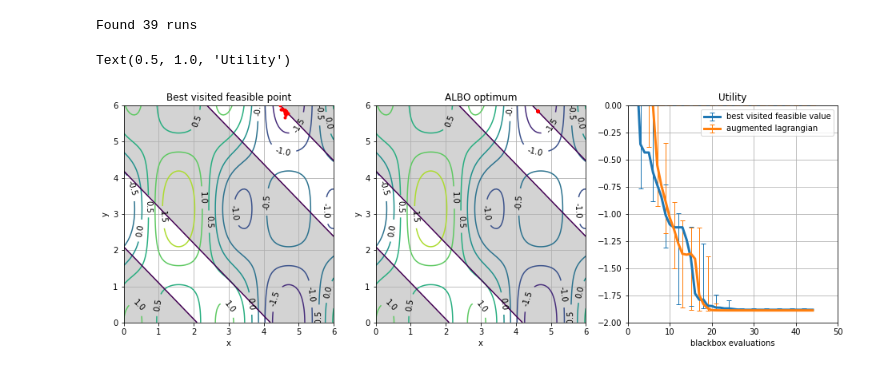
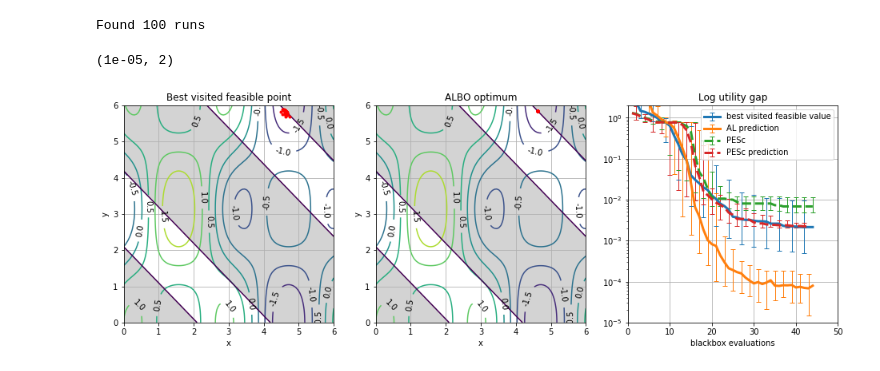
Before and after one commit to stys/albo, a Jupyter notebook: experiments/tasks/gardner1_classic/gardner1_plots.ipynb, the cells around one changed output. Saved outputs shown, nothing was run; the diff lists cells and outputs as text; code cells hidden in the pictures.

Commit message:
Gardner1 test problem results

```diff
--- a/experiments/tasks/gardner1_classic/gardner1_plots.ipynb
+++ b/experiments/tasks/gardner1_classic/gardner1_plots.ipynb
@@ -28,9 +36,11 @@ test_fcn = Gardner1()
 # %%
-traces = get_traces('/home/stys/work/dumps/albo/gardner1_classic/noiseless_r100_mc500')
+traces = get_traces('/home/stys/work/dumps/albo/gardner1_classic/noiseless_r100_mc500_albest/noiseless_r100_mc500/')
 nruns = len(traces)
 print('Found %d runs' % nruns)
 fh = plt.figure(figsize=(16, 5))
 ax1, ax2, ax3 = fh.subplots(1, 3)
+
+true_best_f = - 1.8887
 
 best_points = np.zeros((nruns, test_fcn.dim))
 for i in range(nruns):
@@ -71,48 +81,90 @@ for i in range(nruns):
     y = trace['y'][:, 0]
     valid = (idx_best >= 0)
     y_best[i, :] = np.where(valid, y[idx_best], np.inf)
-y_best_median = np.median(y_best, 0)
+y_best_median = np.median(y_best, 0) - true_best_f
 every_3 = np.array(list(x % 3 == 0 for x in range(len(valid))))
-y_best_q75 = np.where(every_3, np.quantile(y_best, 0.75, 0), 0)
-y_best_q25 = np.where(every_3, np.quantile(y_best, 0.25, 0), 0)
+y_best_q75 = np.where(every_3, np.quantile(y_best - true_best_f, 0.75, 0), 0)
+y_best_q25 = np.where(every_3, np.quantile(y_best - true_best_f, 0.25, 0), 0)
 ax3.errorbar(
     range(n),
     y_best_median,
     np.array([y_best_median - y_best_q25, y_best_q75 - y_best_median]),
     linewidth=3,
     elinewidth=1,
     capsize=3,
     label='best visited feasible value'
 )
 ax3.grid()
-ax3.set_xlim([0, 50])
-ax3.set_ylim([-2, 0])
 
 L = np.zeros((nruns, n))
 for i in range(nruns):
     for j, t in enumerate(traces[i].tolist()['traces_inner']):
         if j < n:
             if t is not None:
                 L[i, j] = - t[-1]['L']
             else:
                 L[i, j] = np.nan
-L_median = np.median(L, axis=0)
+L_median = np.median(L, axis=0) - true_best_f
 every_3_1 = np.array(list((x+1) % 2 == 0 for x in range(len(valid))))
-L_q75 = np.where(every_3_1, np.quantile(L, 0.75, 0), 0)
-L_q25 = np.where(every_3_1, np.quantile(L, 0.25, 0), 0)
+L_q75 = np.where(every_3_1, np.quantile(L - true_best_f, 0.75, 0), 0)
+L_q25 = np.where(every_3_1, np.quantile(L - true_best_f, 0.25, 0), 0)
 ax3.errorbar(
     range(n),
     L_median,
     np.array([L_median - L_q25, L_q75 - L_median]),
     linewidth=3,
     elinewidth=1,
     capsize=3,
-    label='augmented lagrangian'
+    label='AL prediction'
 )
+
+pesc_results = np.load('./pesc_task/best_f_visited.npy')
+pesc_median = np.nanmedian(pesc_results - true_best_f, axis=0)[:n]
+every_3_2 = np.array(list((x+2) % 2 == 0 for x in range(len(valid))))
+pesc_q75 = np.where(every_3_2, np.nanquantile(pesc_results - true_best_f, q=0.75, axis=0)[:n], 0)
+pesc_q25 = np.where(every_3_2, np.nanquantile(pesc_results - true_best_f, q=0.25, axis=0)[:n], 0)
+
+ax3.errorbar(
+    range(n),
+    pesc_median,
+    np.array([pesc_median - pesc_q25, pesc_q75 - pesc_median]),
+    linewidth=3,
+    elinewidth=1,
+    capsize=3,
+    linestyle='--',
+    label='PESc'
+)
+
+# last estimated point in PESc is broken
+pesc_est = np.load('./pesc_task/best_f_estimated.npy')
+pesc_est_median = np.nanmedian(pesc_est - true_best_f, axis=0)[:n-1]
+every_3_2 = np.array(list((x+2) % 2 == 0 for x in range(n-1)))
+pesc_est_q75 = np.where(every_3_2, np.nanquantile(pesc_est - true_best_f, q=0.75, axis=0)[:n-1], 0)
+pesc_est_q25 = np.where(every_3_2, np.nanquantile(pesc_est - true_best_f, q=0.25, axis=0)[:n-1], 0)
+
+ax3.errorbar(
+    range(n-1),
+    pesc_est_median,
+    np.array([pesc_est_median - pesc_est_q25, pesc_est_q75 - pesc_est_median]),
+    linewidth=3,
+    elinewidth=1,
+    capsize=3,
+    linestyle='--',
+    label='PESc prediction'
+)
+
+
 ax3.legend()
 ax3.set_xlabel('blackbox evaluations')
-ax3.set_title('Utility')
+ax3.set_title('Log utility gap')
+
+ax3.set_xlim([0, 50])
+ax3.set_ylim([0, 1])
+
+# check log scale
+ax3.set_yscale('log')
+ax3.set_ylim([0.00001, 2])
 # %% [output]
-Found 39 runs
+Found 100 runs
-Text(0.5, 1.0, 'Utility')
+(1e-05, 2)
-[figure, old version]
+[figure, new version]
```
Also changed, not shown: parts of 4 cells of this notebook, 3 other files.
